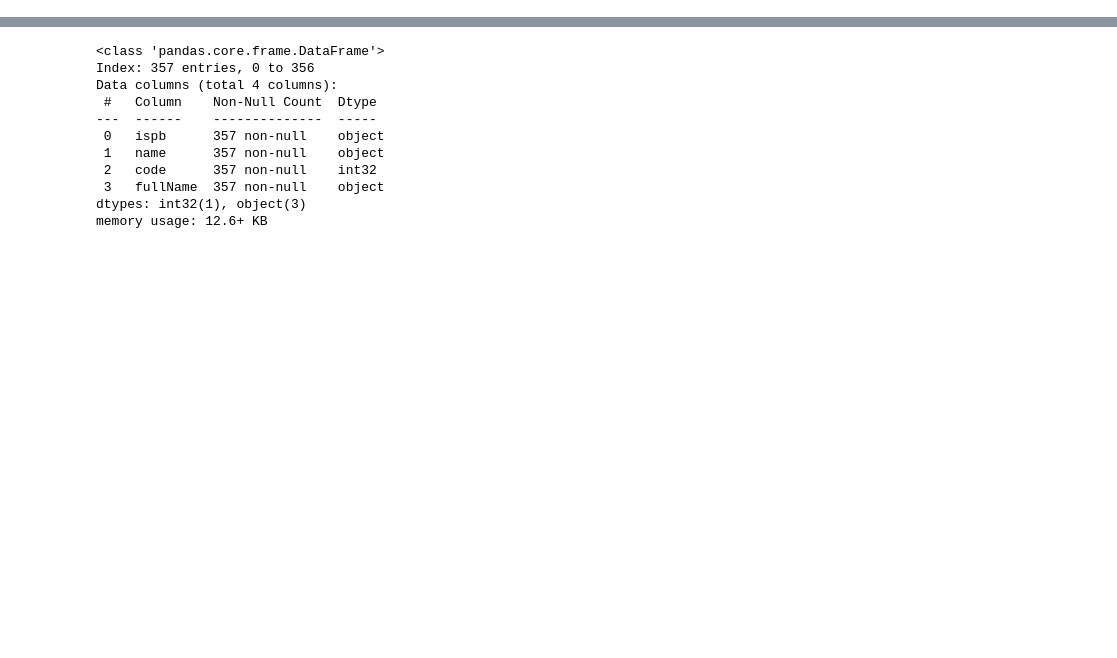
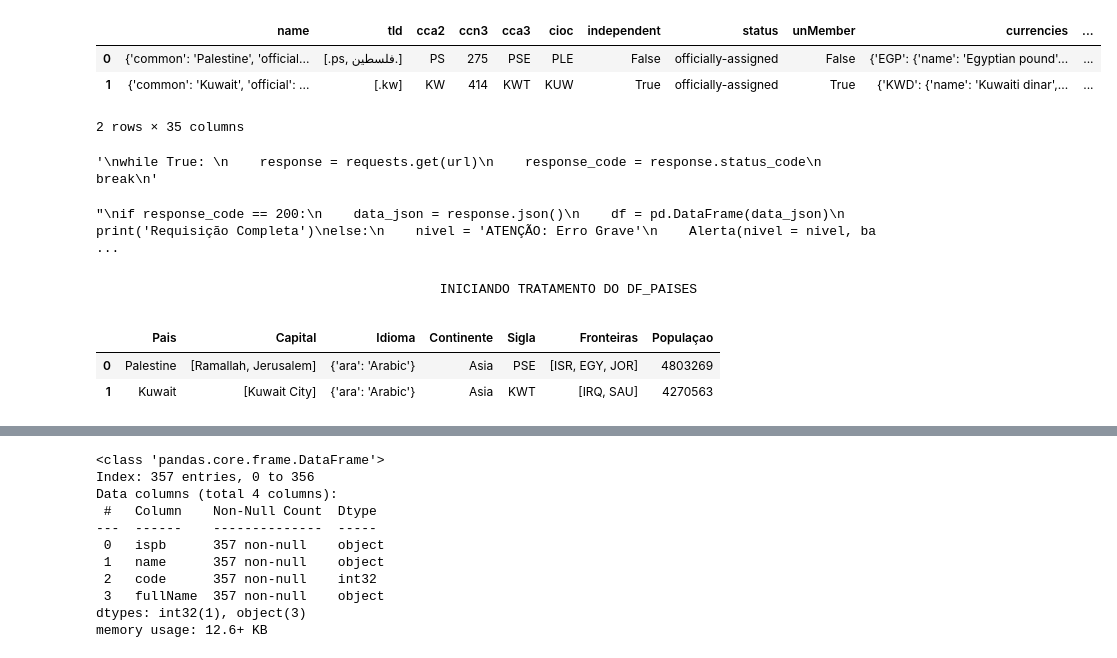
Before and after one commit to TgdaAlmeida/aula_coderhouse, a Jupyter notebook: CURSO_CODER/Projeto_Final_pt1_recall4.ipynb, the cells around one changed output, grey strips where cells are left out. Drawn from its saved outputs; the diff is of its cells as text; code cells hidden in the pictures; blank space fills up the shorter version.

```diff
--- a/CURSO_CODER/Projeto_Final_pt1_recall4.ipynb
+++ b/CURSO_CODER/Projeto_Final_pt1_recall4.ipynb
@@ -165,0 +77,31 @@ df_paises.head(1)
+# %%
+df_resties.head(2)
+# %% [output]
+|  | name | tld | cca2 | ccn3 | cca3 | cioc | independent | status | unMember | currencies | ... |
+| 0 | {'common': 'Palestine', 'official... | [.ps, فلسطين.] | PS | 275 | PSE | PLE | False | officially-assigned | False | {'EGP': {'name': 'Egyptian pound'... | ... |
+| 1 | {'common': 'Kuwait', 'official': ... | [.kw] | KW | 414 | KWT | KUW | True | officially-assigned | True | {'KWD': {'name': 'Kuwaiti dinar',... | ... |
+2 rows × 35 columns
+# %%
+'''
+while True:
+    response = requests.get(url)
+    response_code = response.status_code
+    break
+'''
+# %% [output]
+'\nwhile True: \n    response = requests.get(url)\n    response_code = response.status_code\n    break\n'
+# %%
+'''
+if response_code == 200:
+    data_json = response.json()
+    df = pd.DataFrame(data_json)
+    print('Requisição Completa')
+else:
+    nivel = 'ATENÇÃO: Erro Grave'
+    Alerta(nivel = nivel, base='Data_Bank',etapa='Extração')
+
+'''
+# %% [output]
+"\nif response_code == 200:\n    data_json = response.json()\n    df = pd.DataFrame(data_json)\n    print('Requisição Completa')\nelse:\n    nivel = 'ATENÇÃO: Erro Grave'\n    Alerta(nivel = nivel, ba ...
+# %% [markdown]
+                                              INICIANDO TRATAMENTO DO DF_PAISES
@@ -165,0 +125,6 @@ df_paises.head(1)
+# %%
+df_paises_mod.head(2)
+# %% [output]
+|  | Pais | Capital | Idioma | Continente | Sigla | Fronteiras | Populaçao |
+| 0 | Palestine | [Ramallah, Jerusalem] | {'ara': 'Arabic'} | Asia | PSE | [ISR, EGY, JOR] | 4803269 |
+| 1 | Kuwait | [Kuwait City] | {'ara': 'Arabic'} | Asia | KWT | [IRQ, SAU] | 4270563 |
```
Also changed, not shown: parts of 75 cells of this notebook, 7 other files.
